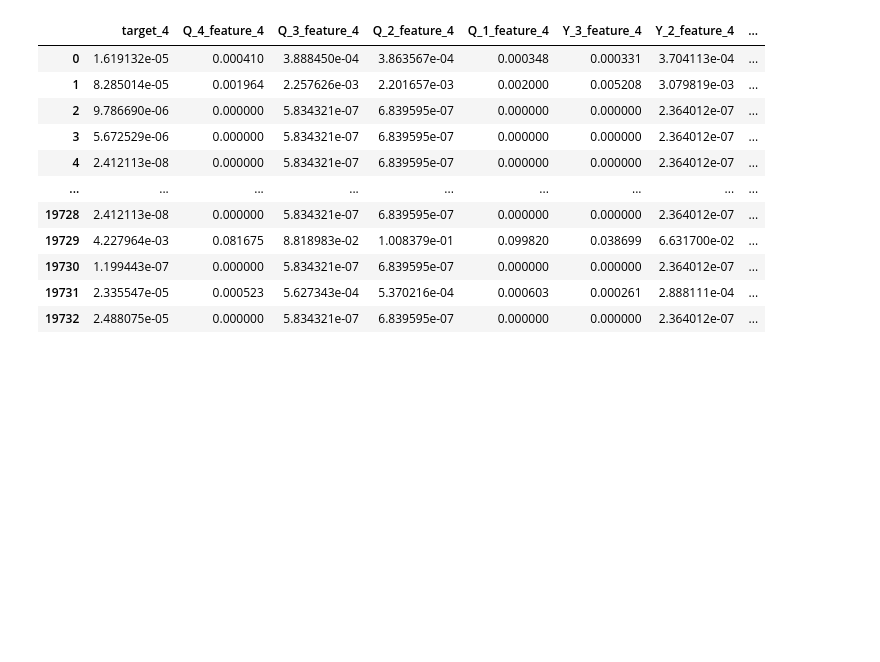
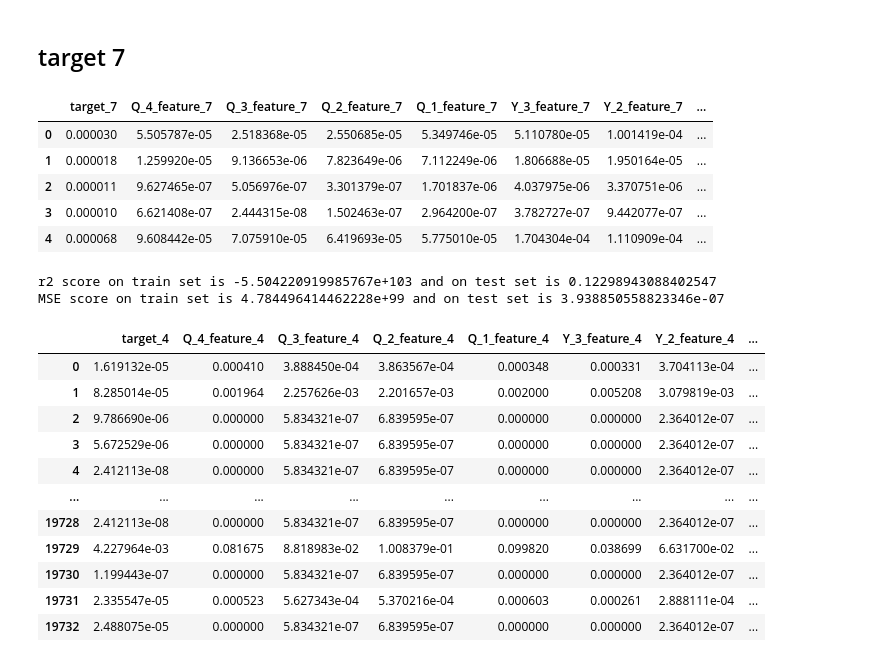
Before and after one commit to SaishSaw/Synnax_datathons, a Jupyter notebook: models/Rough.ipynb, the cells around one changed output. Cells and saved outputs as stored; diff of their text form; code cells hidden in the pictures; blank space fills up the shorter version.

```diff
--- a/models/Rough.ipynb
+++ b/models/Rough.ipynb
@@ -15,8 +16,8 @@ from sklearn.cross_decomposition import PLSRegression
 from sklearn.metrics import r2_score,mean_squared_error
 warnings.filterwarnings('ignore')
 # %%
-df = pd.read_csv('/home/saish/Downloads/synnax/X_train.csv')
-target_data = pd.read_csv('/home/saish/Downloads/synnax/targets_train.csv')
+df = pd.read_csv('D:\Synnax\dataset(1)\X_train.csv')
+target_data = pd.read_csv(r'D:\Synnax\dataset(1)\targets_train.csv')
 # %%
 # creating datasets
 
@@ -29,3 +30,15 @@ for col in target_data.columns:
                 data[columns] = df[columns]
         data[col] = target_data[col]
         new_data[col] = data
+# %% [markdown]
+## target 7
+# %%
+target_7 = new_data['target_7']
+target_7.head()
+# %% [output]
+|  | target_7 | Q_4_feature_7 | Q_3_feature_7 | Q_2_feature_7 | Q_1_feature_7 | Y_3_feature_7 | Y_2_feature_7 | ... |
+| 0 | 0.000030 | 5.505787e-05 | 2.518368e-05 | 2.550685e-05 | 5.349746e-05 | 5.110780e-05 | 1.001419e-04 | ... |
+| 1 | 0.000018 | 1.259920e-05 | 9.136653e-06 | 7.823649e-06 | 7.112249e-06 | 1.806688e-05 | 1.950164e-05 | ... |
+| 2 | 0.000011 | 9.627465e-07 | 5.056976e-07 | 3.301379e-07 | 1.701837e-06 | 4.037975e-06 | 3.370751e-06 | ... |
+| 3 | 0.000010 | 6.621408e-07 | 2.444315e-08 | 1.502463e-07 | 2.964200e-07 | 3.782727e-07 | 9.442077e-07 | ... |
+| 4 | 0.000068 | 9.608442e-05 | 7.075910e-05 | 6.419693e-05 | 5.775010e-05 | 1.704304e-04 | 1.110909e-04 | ... |
@@ -32,3 +72,15 @@ for col in target_data.columns:
+# %%
+twr_7 = TweedieRegressor(power=2,alpha=1.0,max_iter=1000,tol=0.0001,verbose=1)
+twr_7.fit(xtrain_7_trans,ytrain_7)
+
+y7_train = twr_7.predict(xtrain_7_trans)
+y7_test = twr_7.predict(xtest_7_trans)
+
+print(f"r2 score on train set is {r2_score(ytrain_7,y7_train)} and on test set is {r2_score(ytest_7,y7_test)}")
+print(f"MSE score on train set is {mean_squared_error(ytrain_7,y7_train)} and on test set is {mean_squared_error(ytest_7,y7_test)}")
+# %% [output]
+r2 score on train set is -5.504220919985767e+103 and on test set is 0.12298943088402547
+MSE score on train set is 4.784496414462228e+99 and on test set is 3.938850558823346e-07
 # %%
 target_4 = new_data['target_4']
 # %%
```
Also changed, not shown: parts of 4 cells of this notebook, 1 other file.
